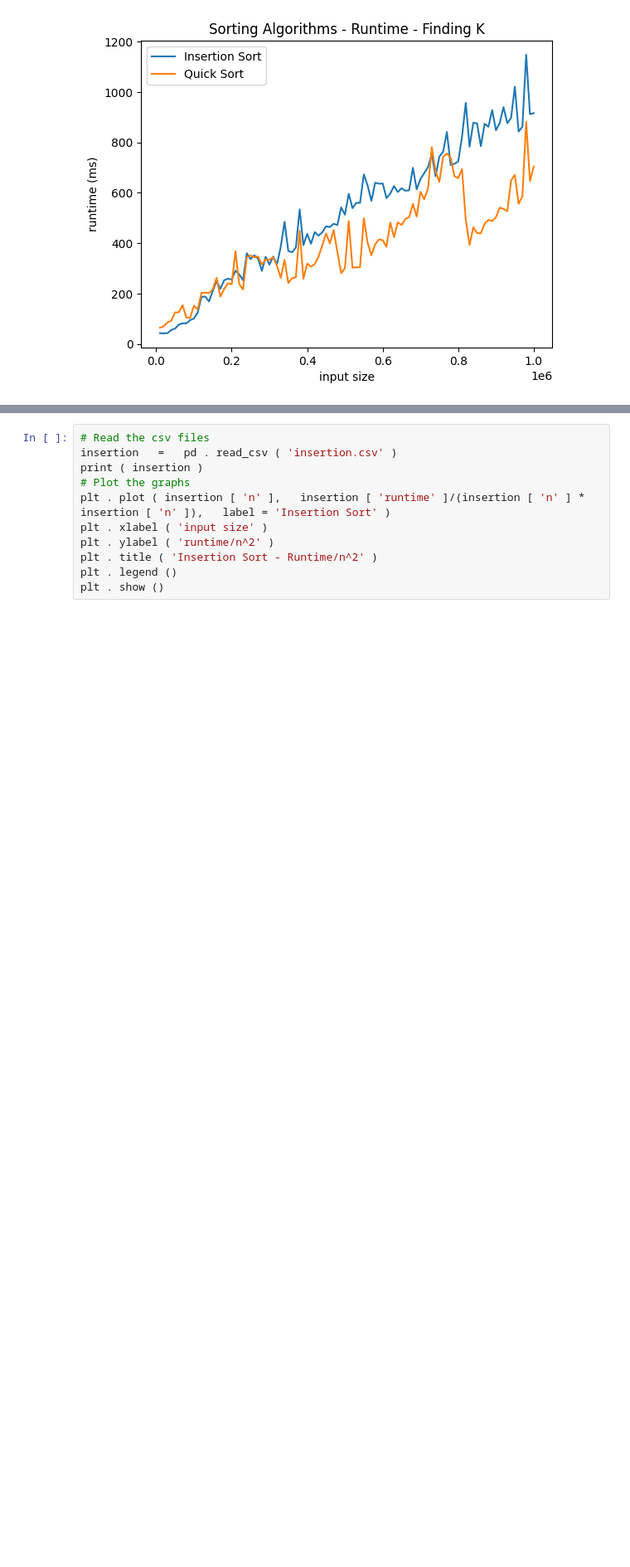
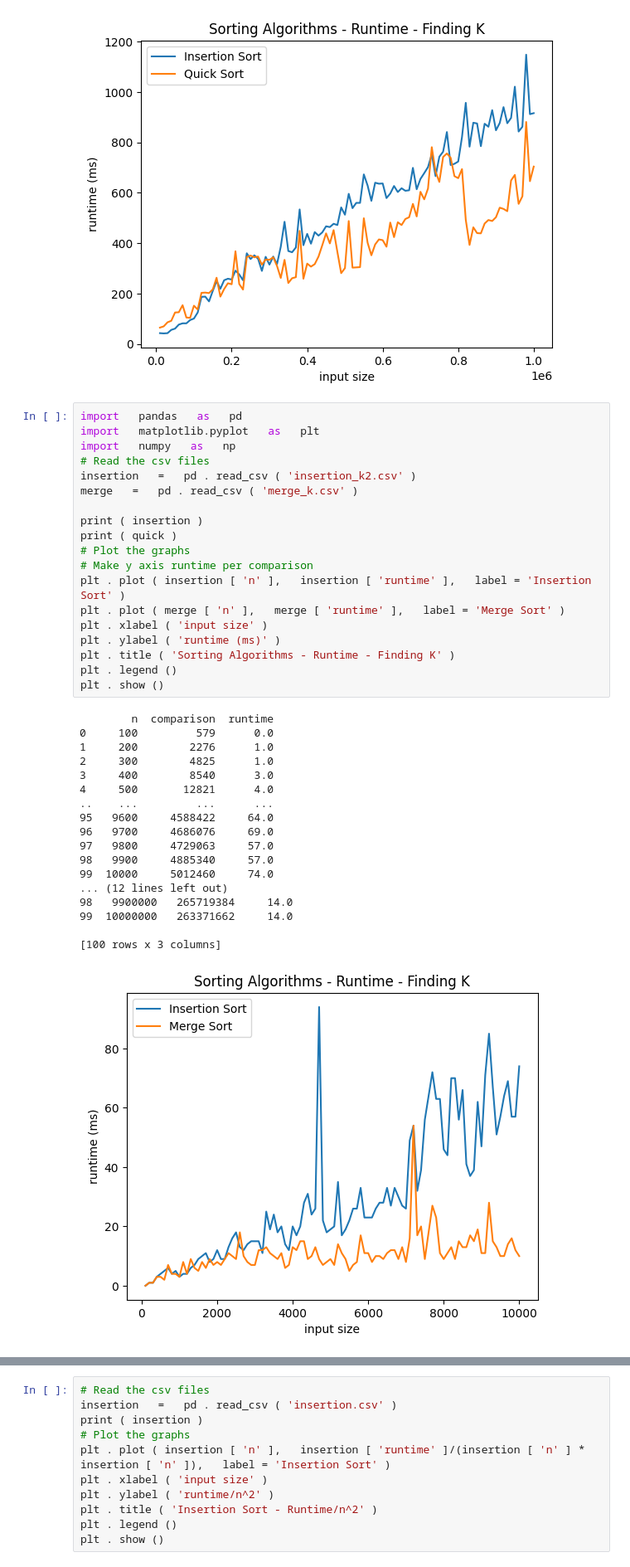
Before and after one commit to deep-mm/Analysis-Sorting-Algorithms, a Jupyter notebook: run_experiments.ipynb, the cells around one changed output, grey strips where cells are left out. Shown: that part at 83% size. Saved outputs shown, nothing was run; the diff lists cells and outputs as text; blank space fills up the shorter version.

Commit message:
Adding merge insertion k

```diff
--- a/run_experiments.ipynb
+++ b/run_experiments.ipynb
@@ -268,6 +268,44 @@ plt . show ()
 
 [100 rows x 3 columns]
 [figure]
+# %%
+import   pandas   as   pd
+import   matplotlib.pyplot   as   plt
+import   numpy   as   np
+# Read the csv files
+insertion   =   pd . read_csv ( 'insertion_k2.csv' )
+merge   =   pd . read_csv ( 'merge_k.csv' )
+
+print ( insertion )
+print ( quick )
+# Plot the graphs
+# Make y axis runtime per comparison
+plt . plot ( insertion [ 'n' ],   insertion [ 'runtime' ],   label = 'Insertion Sort' )
+plt . plot ( merge [ 'n' ],   merge [ 'runtime' ],   label = 'Merge Sort' )
+plt . xlabel ( 'input size' )
+plt . ylabel ( 'runtime (ms)' )
+plt . title ( 'Sorting Algorithms - Runtime - Finding K' )
+plt . legend ()
+plt . show ()
+# %% [output]
+        n  comparison  runtime
+0     100         579      0.0
+1     200        2276      1.0
+2     300        4825      1.0
+3     400        8540      3.0
+4     500       12821      4.0
+..    ...         ...      ...
+95   9600     4588422     64.0
+96   9700     4686076     69.0
+97   9800     4729063     57.0
+98   9900     4885340     57.0
+99  10000     5012460     74.0
+... (12 lines left out)
+98   9900000   265719384     14.0
+99  10000000   263371662     14.0
+
+[100 rows x 3 columns]
+[figure, added]
 # %%
 import   pandas   as   pd
 import   matplotlib.pyplot   as   plt
```
